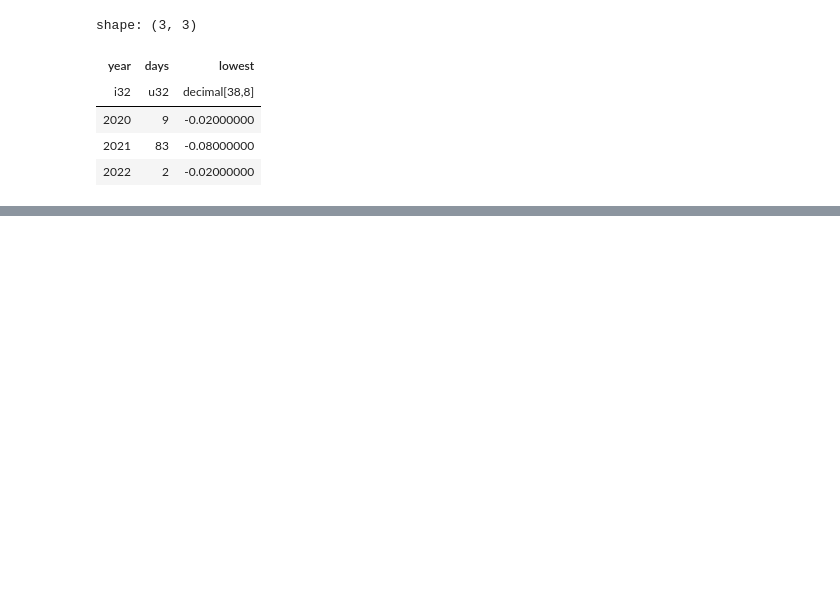
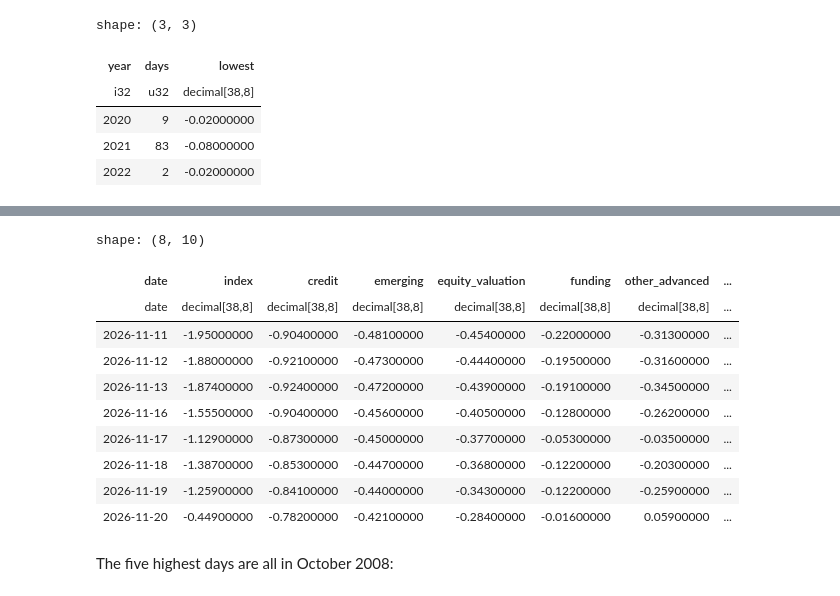
Before and after one commit to AnshArora04/arora_data, a Jupyter notebook: notebooks/function_ofr.ipynb, the cells around one changed output, grey strips where cells are left out. Cells and saved outputs as stored; diff of their text form; code cells hidden in the pictures; blank space fills up the shorter version.

```diff
--- a/notebooks/function_ofr.ipynb
+++ b/notebooks/function_ofr.ipynb
@@ -47,0 +19,19 @@ REPO-TRI_TV_TOT-P|ofr/short_term_funding|Tri-Party Repo — Total Volume|USD mil
+# %%
+from datetime import date, timedelta
+from decimal import Decimal
+
+import polars as pl
+
+from arora_data.dates import today_et
+from arora_data.frames import to_df
+from arora_data.ofr import OfrSeries, OfrValue
+from arora_data.sync import ofr, ofr_series
+
+
+def side_by_side(ids, start):
+    """The values of some series, one column for each series, joined on date."""
+    frames = [to_df(ofr(i, start), OfrValue).select("date", pl.col("value").alias(n)) for i, n in ids.items()]
+    joined = frames[0]
+    for f in frames[1:]:
+        joined = joined.join(f, on="date", how="full", coalesce=True)
+    return joined.sort("date")
@@ -168,0 +225,18 @@ SOFR, TGCR and BGCR, the New York Fed's repo reference rates, are `nyfed()`.
+# %%
+fsi = {s.series_id: s.series_id.removeprefix("OFR_FSI_").lower() if s.series_id != "OFR_FSI" else "index"
+       for s in ofr_series() if s.category == "fsi"}
+side_by_side(fsi, two_weeks)
+# %% [output]
+shape: (8, 10)
+| date | index | credit | emerging | equity_valuation | funding | other_advanced | ... |
+| date | decimal[38,8] | decimal[38,8] | decimal[38,8] | decimal[38,8] | decimal[38,8] | decimal[38,8] | ... |
+| 2026-11-11 | -1.95000000 | -0.90400000 | -0.48100000 | -0.45400000 | -0.22000000 | -0.31300000 | ... |
+| 2026-11-12 | -1.88000000 | -0.92100000 | -0.47300000 | -0.44400000 | -0.19500000 | -0.31600000 | ... |
+| 2026-11-13 | -1.87400000 | -0.92400000 | -0.47200000 | -0.43900000 | -0.19100000 | -0.34500000 | ... |
+| 2026-11-16 | -1.55500000 | -0.90400000 | -0.45600000 | -0.40500000 | -0.12800000 | -0.26200000 | ... |
+| 2026-11-17 | -1.12900000 | -0.87300000 | -0.45000000 | -0.37700000 | -0.05300000 | -0.03500000 | ... |
+| 2026-11-18 | -1.38700000 | -0.85300000 | -0.44700000 | -0.36800000 | -0.12200000 | -0.20300000 | ... |
+| 2026-11-19 | -1.25900000 | -0.84100000 | -0.44000000 | -0.34300000 | -0.12200000 | -0.25900000 | ... |
+| 2026-11-20 | -0.44900000 | -0.78200000 | -0.42100000 | -0.28400000 | -0.01600000 | 0.05900000 | ... |
+# %% [markdown]
+The five highest days are all in October 2008:
```
Also changed, not shown: parts of 29 cells of this notebook, 5 other files.
